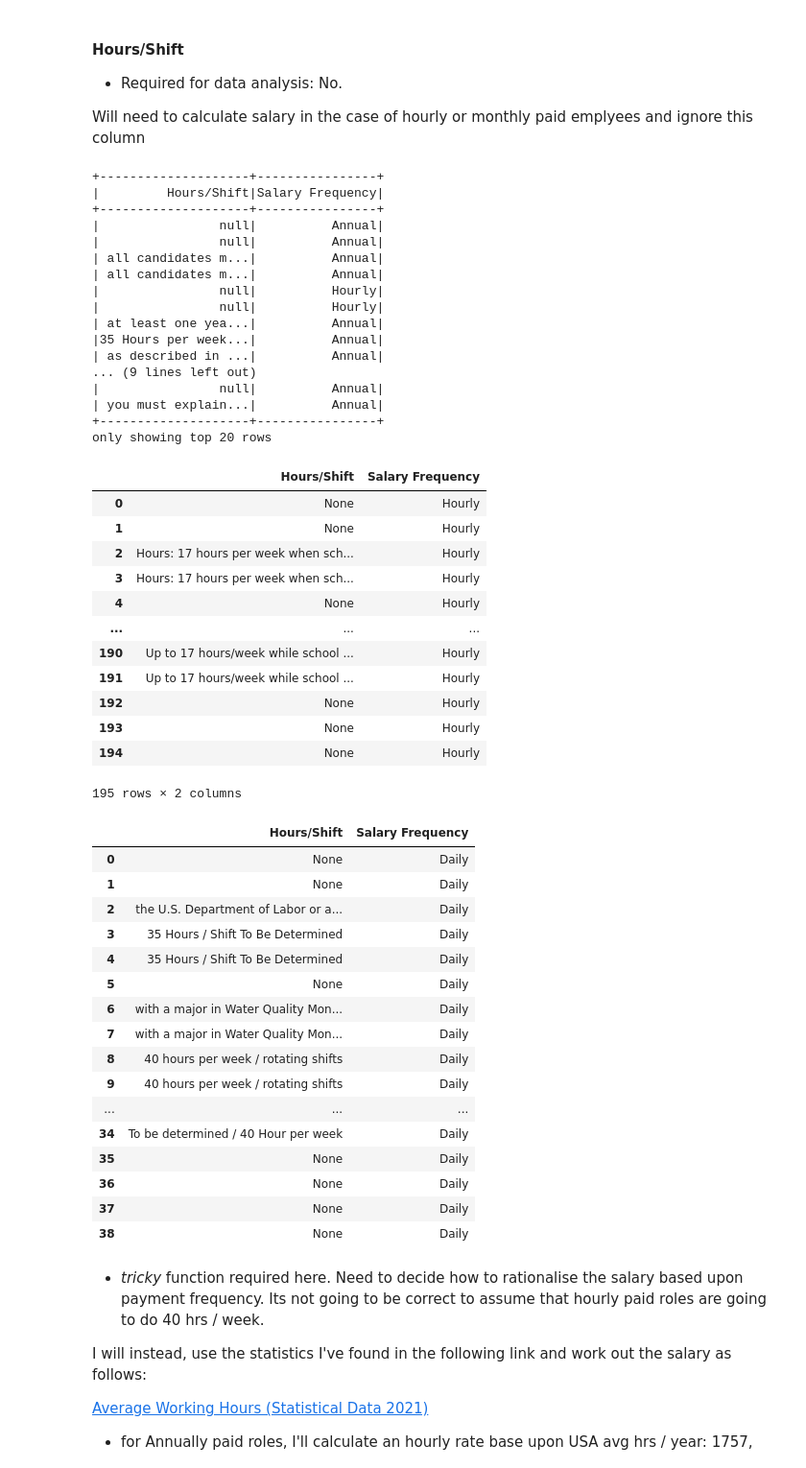
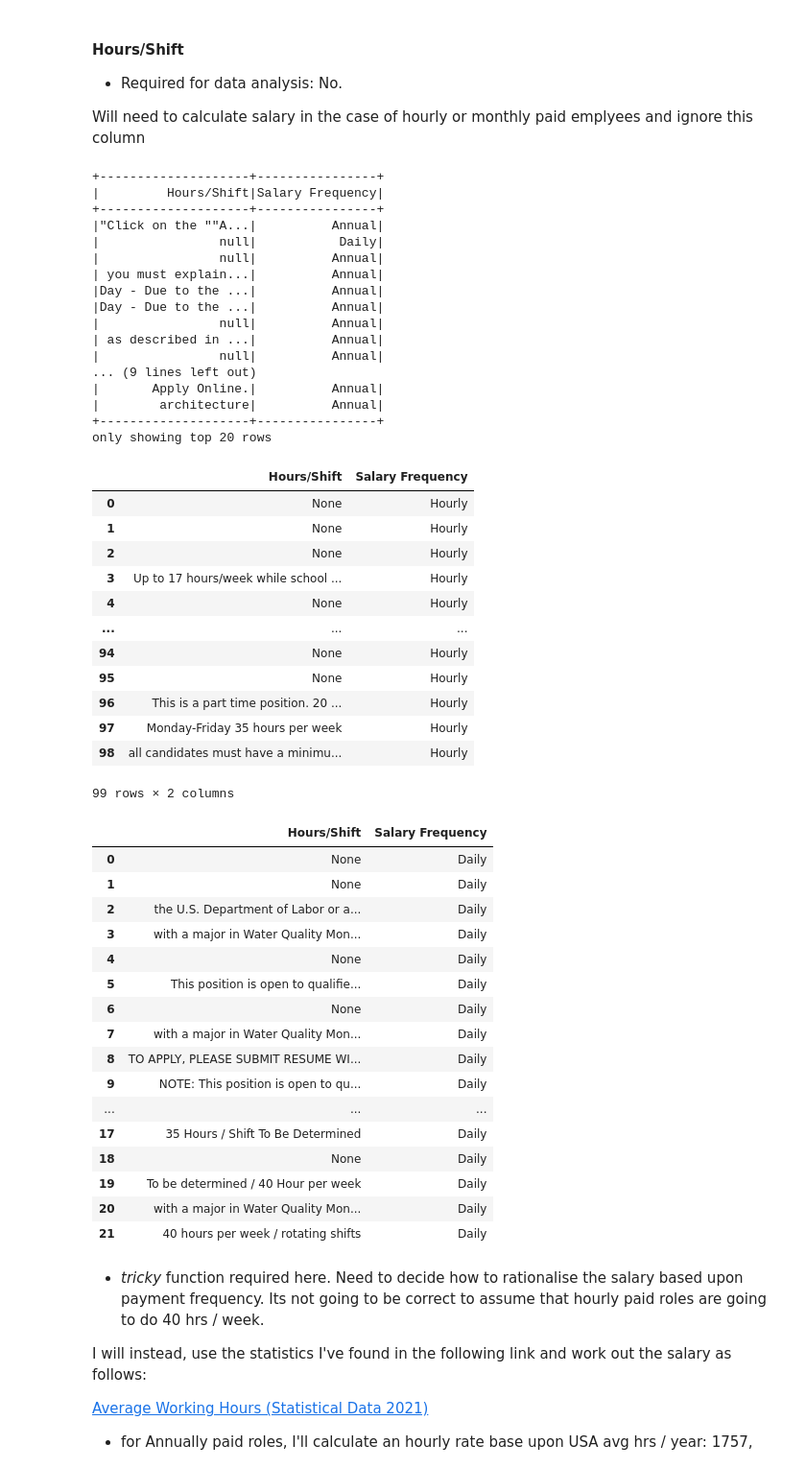
Before and after one commit to pvsidharthan/nse_analysis, a Jupyter notebook: src/notebook/data_analysis.ipynb, the cells around one changed output. Shown: that part at 96% size. Drawn from its saved outputs; the diff is of its cells as text; code cells hidden in the pictures.

```diff
--- a/src/notebook/data_analysis.ipynb
+++ b/src/notebook/data_analysis.ipynb
@@ -205,0 +221,2 @@ True
+# %%
+df.sort("Job ID").limit(2).toPandas().transpose()
@@ -205,0 +259,2 @@ True
+# %%
+dedupd_df = df.dropDuplicates(["Job ID"])
@@ -611,61 +740,61 @@ df.select("Minimum Qual Requirements").limit(20).show()
 
 Will need to calculate salary in the case of hourly or monthly paid emplyees and ignore this column
 # %%
-df.select(["Hours/Shift","Salary Frequency"]).show()
+dedupd_df.select(["Hours/Shift","Salary Frequency"]).show()
 # %% [output]
 +--------------------+----------------+
 |         Hours/Shift|Salary Frequency|
 +--------------------+----------------+
-|                null|          Annual|
-|                null|          Annual|
-| all candidates m...|          Annual|
-| all candidates m...|          Annual|
-|                null|          Hourly|
-|                null|          Hourly|
-| at least one yea...|          Annual|
-|35 Hours per week...|          Annual|
-| as described in ...|          Annual|
-... (9 lines left out)
+|"Click on the ""A...|          Annual|
+|                null|           Daily|
 |                null|          Annual|
 | you must explain...|          Annual|
+|Day - Due to the ...|          Annual|
+|Day - Due to the ...|          Annual|
+|                null|          Annual|
+| as described in ...|          Annual|
+|                null|          Annual|
+... (9 lines left out)
+|       Apply Online.|          Annual|
+|        architecture|          Annual|
 +--------------------+----------------+
 only showing top 20 rows
 # %%
-df.select(["Hours/Shift","Salary Frequency"]).where(F.col('Salary Frequency') == 'Hourly').toPandas()
+dedupd_df.select(["Hours/Shift","Salary Frequency"]).where(F.col('Salary Frequency') == 'Hourly').toPandas()
 # %% [output]
 |  | Hours/Shift | Salary Frequency |
 | 0 | None | Hourly |
 | 1 | None | Hourly |
-| 2 | Hours: 17 hours per week when sch... | Hourly |
-| 3 | Hours: 17 hours per week when sch... | Hourly |
+| 2 | None | Hourly |
+| 3 | Up to 17 hours/week while school ... | Hourly |
 | 4 | None | Hourly |
 | ... | ... | ... |
-| 190 | Up to 17 hours/week while school ... | Hourly |
-| 191 | Up to 17 hours/week while school ... | Hourly |
-| 192 | None | Hourly |
-| 193 | None | Hourly |
-| 194 | None | Hourly |
+| 94 | None | Hourly |
+| 95 | None | Hourly |
+| 96 | This is a part time position. 20 ... | Hourly |
+| 97 | Monday-Friday 35 hours per week | Hourly |
+| 98 | all candidates must have a minimu... | Hourly |
-195 rows × 2 columns
+99 rows × 2 columns
 # %%
-df.select(["Hours/Shift","Salary Frequency"]).where(F.col('Salary Frequency') == 'Daily').toPandas()
+dedupd_df.select(["Hours/Shift","Salary Frequency"]).where(F.col('Salary Frequency') == 'Daily').toPandas()
 # %% [output]
 |  | Hours/Shift | Salary Frequency |
 | 0 | None | Daily |
 | 1 | None | Daily |
 | 2 | the U.S. Department of Labor or a... | Daily |
-| 3 | 35 Hours / Shift To Be Determined | Daily |
-| 4 | 35 Hours / Shift To Be Determined | Daily |
-| 5 | None | Daily |
-| 6 | with a major in Water Quality Mon... | Daily |
+| 3 | with a major in Water Quality Mon... | Daily |
+| 4 | None | Daily |
+| 5 | This position is open to qualifie... | Daily |
+| 6 | None | Daily |
 | 7 | with a major in Water Quality Mon... | Daily |
-| 8 | 40 hours per week / rotating shifts | Daily |
-| 9 | 40 hours per week / rotating shifts | Daily |
+| 8 | TO APPLY, PLEASE SUBMIT RESUME WI... | Daily |
+| 9 | NOTE: This position is open to qu... | Daily |
 | ... | ... | ... |
-| 34 | To be determined / 40 Hour per week | Daily |
-| 35 | None | Daily |
-| 36 | None | Daily |
-| 37 | None | Daily |
-| 38 | None | Daily |
+| 17 | 35 Hours / Shift To Be Determined | Daily |
+| 18 | None | Daily |
+| 19 | To be determined / 40 Hour per week | Daily |
+| 20 | with a major in Water Quality Mon... | Daily |
+| 21 | 40 hours per week / rotating shifts | Daily |
 # %% [markdown]
 * _tricky_ function required here.  Need to decide how to rationalise the salary based upon payment frequency.   Its not going to be correct to assume that hourly paid roles are going to do 40 hrs / week.
 
```
Also changed, not shown: parts of 62 cells of this notebook, 28 other files.
